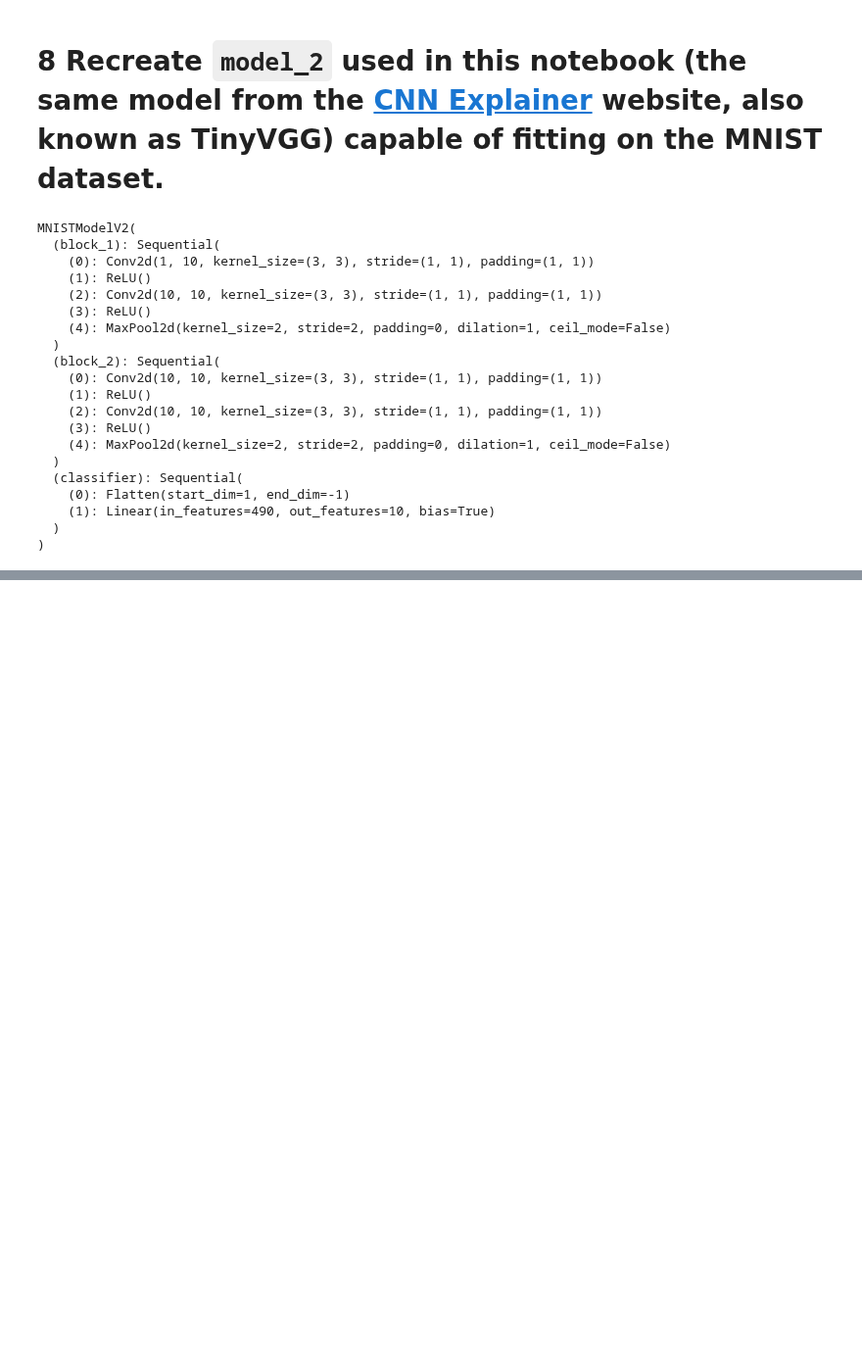
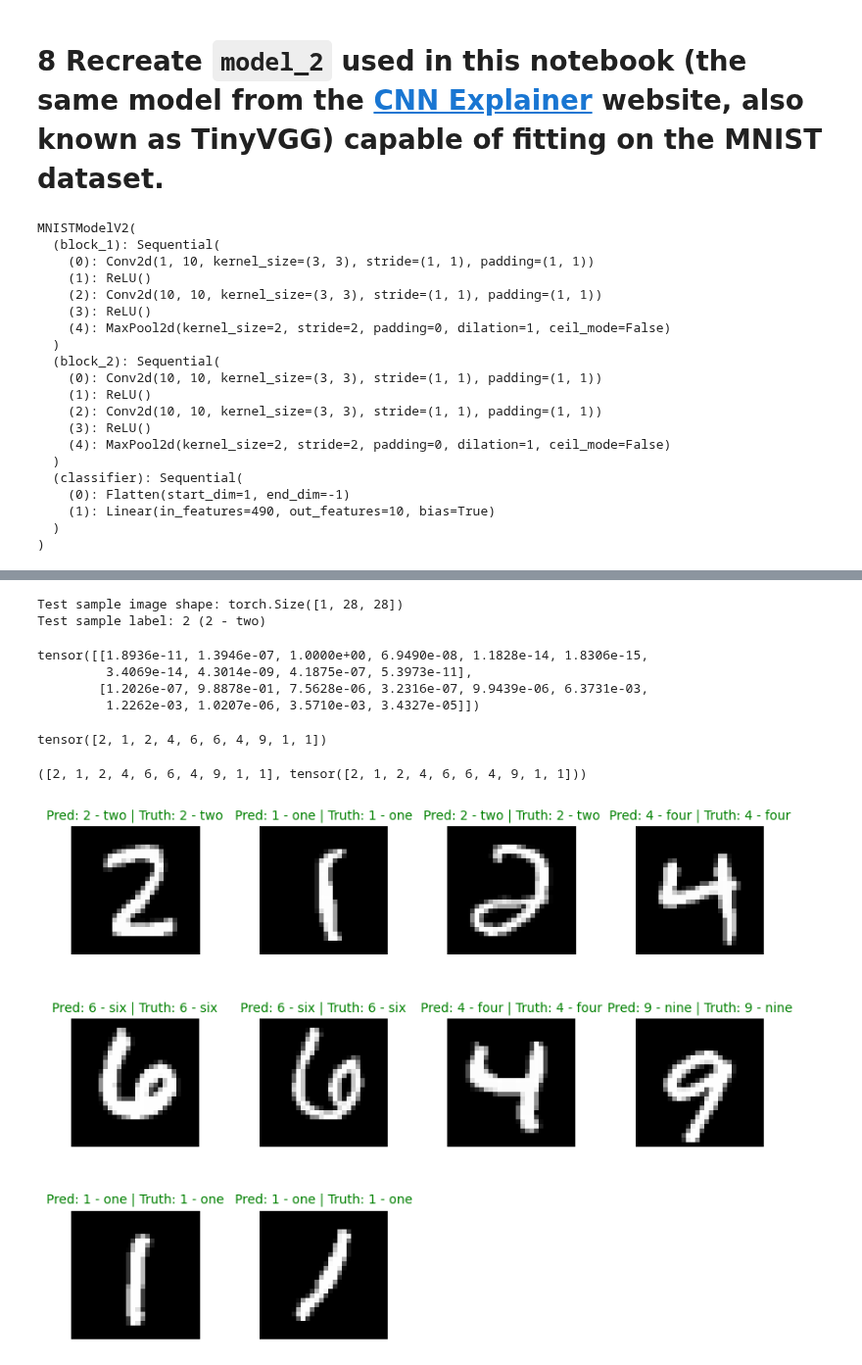
Before and after one commit to khangsheng1/Learning-PyTorch, a Jupyter notebook: LearnPyTorch_IO/03_PyTorch_Computer_Vision_Exercises.ipynb, the cells around one changed output, grey strips where cells are left out. Shown at 98% size. Saved outputs shown, nothing was run; the diff lists cells and outputs as text; code cells hidden in the pictures; blank space fills up the shorter version.

```diff
--- a/LearnPyTorch_IO/03_PyTorch_Computer_Vision_Exercises.ipynb
+++ b/LearnPyTorch_IO/03_PyTorch_Computer_Vision_Exercises.ipynb
@@ -210,0 +213,5 @@ MNISTModelV2(
+# %%
+# Setup loss and optimizer
+loss_fn = nn.CrossEntropyLoss()
+optimizer = torch.optim.SGD(params=model_2_MNIST.parameters(),
+                             lr=0.1)
@@ -210,0 +386,70 @@ MNISTModelV2(
+# %%
+import random
+random.seed(42)
+test_samples = []
+test_labels = []
+num_samples = 10
+for sample, label in random.sample(list(test_data_MNIST), k=num_samples):
+    test_samples.append(sample)
+    test_labels.append(label)
+
+# View the first test sample shape and label
+print(f"Test sample image shape: {test_samples[0].shape}\nTest sample label: {test_labels[0]} ({class_names[test_labels[0]]})")
+# %% [output]
+Test sample image shape: torch.Size([1, 28, 28])
+Test sample label: 2 (2 - two)
+# %%
+# Make predictions on test samples with model 2
+pred_probs= make_predictions(model=model_2_MNIST,
+                             data=test_samples)
+
+# View first two prediction probabilities list
+pred_probs[:2]
+# %% [output]
+tensor([[1.8936e-11, 1.3946e-07, 1.0000e+00, 6.9490e-08, 1.1828e-14, 1.8306e-15,
+         3.4069e-14, 4.3014e-09, 4.1875e-07, 5.3973e-11],
+        [1.2026e-07, 9.8878e-01, 7.5628e-06, 3.2316e-07, 9.9439e-06, 6.3731e-03,
+         1.2262e-03, 1.0207e-06, 3.5710e-03, 3.4327e-05]])
+# %%
+# Turn the prediction probabilities into prediction labels by taking the argmax()
+pred_classes = pred_probs.argmax(dim=1)
+pred_classes
+# %% [output]
+tensor([2, 1, 2, 4, 6, 6, 4, 9, 1, 1])
+# %%
+# Are our predictions in the same form as our test labels?
+test_labels, pred_classes
+# %% [output]
+([2, 1, 2, 4, 6, 6, 4, 9, 1, 1], tensor([2, 1, 2, 4, 6, 6, 4, 9, 1, 1]))
+# %%
+import math
+
+plt.figure(figsize=(num_samples, num_samples))  # Increase figure size for better spacing
+
+# Number of rows and columns
+nrows = math.ceil(math.sqrt(num_samples))
+ncols = math.ceil(math.sqrt(num_samples))
+
+# Adjust subplot layout
+plt.subplots_adjust(hspace=0.5, wspace=0.3)  # Add more space between plots
+
+font_size = 10  # Adjust font size as needed
+
+for i, sample in enumerate(test_samples[:num_samples]):
+    plt.subplot(nrows, ncols, i + 1)
+    plt.imshow(sample.squeeze(), cmap="gray")
+
+    pred_label = class_names[pred_classes[i]]
+    truth_label = class_names[test_labels[i]]
+    title_text = f"Pred: {pred_label} | Truth: {truth_label}"
+
+    if pred_label == truth_label:
+        plt.title(title_text, fontsize=font_size, color="green")
+    else:
+        plt.title(title_text, fontsize=font_size, color="red")
+
+    plt.axis(False)
+
+plt.show()
+# %% [output]
+[figure, added]
```
Also changed, not shown: parts of 7 cells of this notebook.
